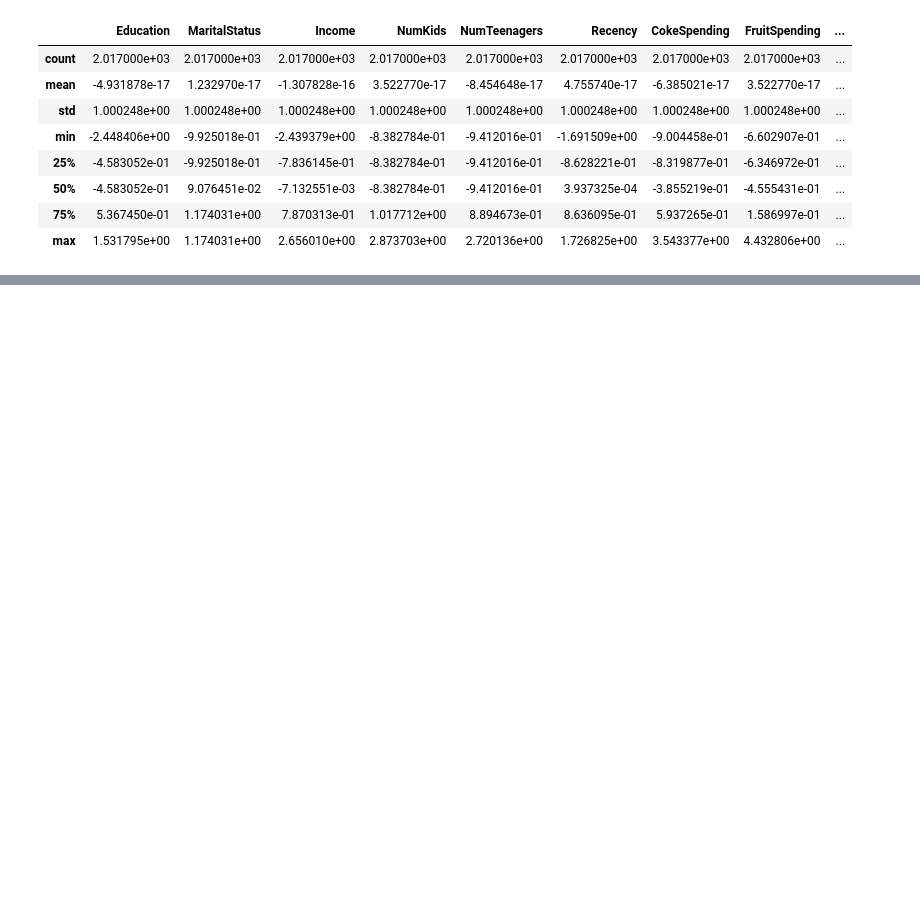
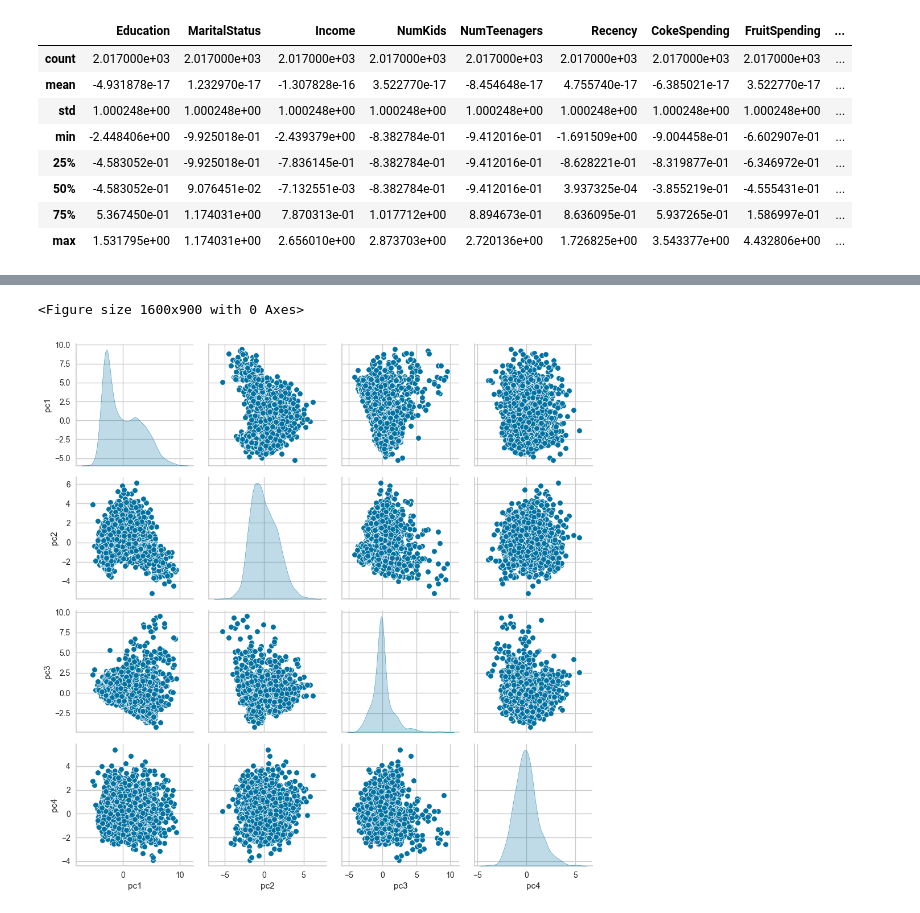
Before and after one commit to sabirinID/Predicting-Customer-Personality, a Jupyter notebook: Notebooks/marketing_campaign.ipynb, the cells around one changed output, grey strips where cells are left out. Drawn from its saved outputs; the diff is of its cells as text; code cells hidden in the pictures; blank space fills up the shorter version.

```diff
--- a/Notebooks/marketing_campaign.ipynb
+++ b/Notebooks/marketing_campaign.ipynb
@@ -910,0 +948,7 @@ scaled_df.describe()
+# %%
+plt.figure(figsize=(16, 9))
+sns.pairplot(pdf, diag_kind='kde')
+plt.tight_layout()
+# %% [output]
+<Figure size 1600x900 with 0 Axes>
+[figure, added]
```
Also changed, not shown: parts of 42 cells of this notebook.
